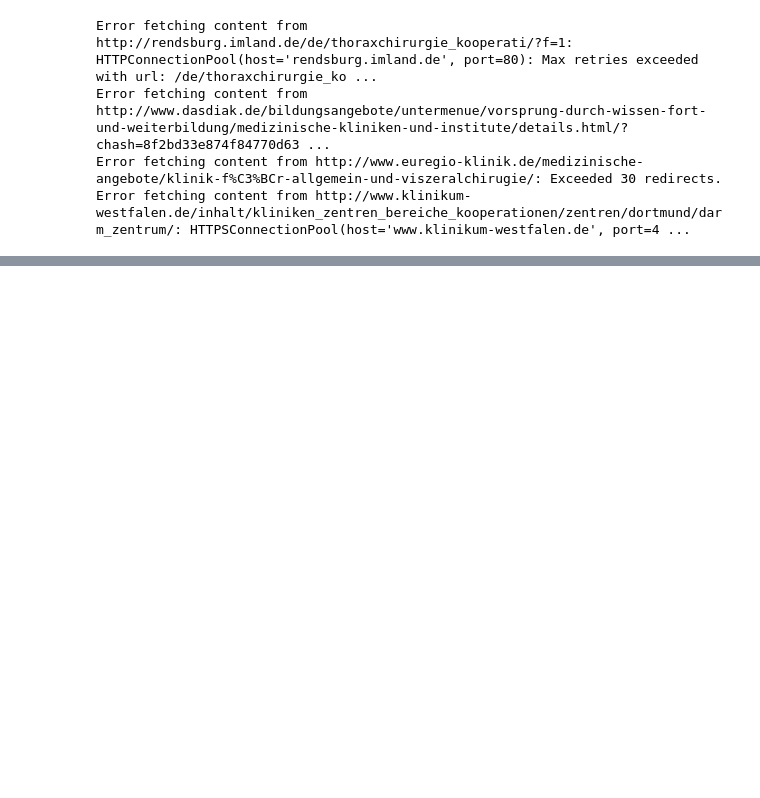
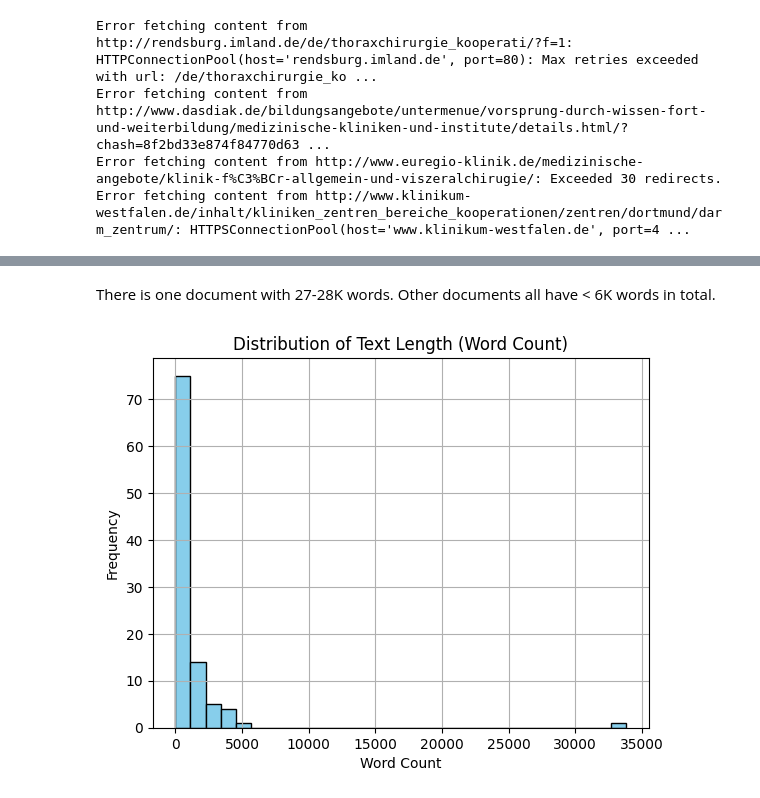
Before and after one commit to nikhilbansal23/KeywordsDetection, a Jupyter notebook: Keyword_Detection_on_Websites.ipynb, the cells around one changed output, grey strips where cells are left out. Cells and saved outputs as stored; diff of their text form; code cells hidden in the pictures; blank space fills up the shorter version.

```diff
--- a/Keyword_Detection_on_Websites.ipynb
+++ b/Keyword_Detection_on_Websites.ipynb
@@ -101,0 +167,15 @@ df.head(1)
+# %% [markdown]
+There is one document with 27-28K words. Other documents all have < 6K words in total.
+# %%
+# Assuming df["cleaned_text"] contains the cleaned text data
+word_lengths = df["cleaned_text"].apply(lambda text: len(text.split(" ")))
+
+# Create a histogram using Matplotlib
+plt.hist(word_lengths, bins=30, color='skyblue', edgecolor='black')
+plt.title('Distribution of Text Length (Word Count)')
+plt.xlabel('Word Count')
+plt.ylabel('Frequency')
+plt.grid(True)
+plt.show()
+# %% [output]
+[figure, added]
```
Also changed, not shown: parts of 51 cells of this notebook.
